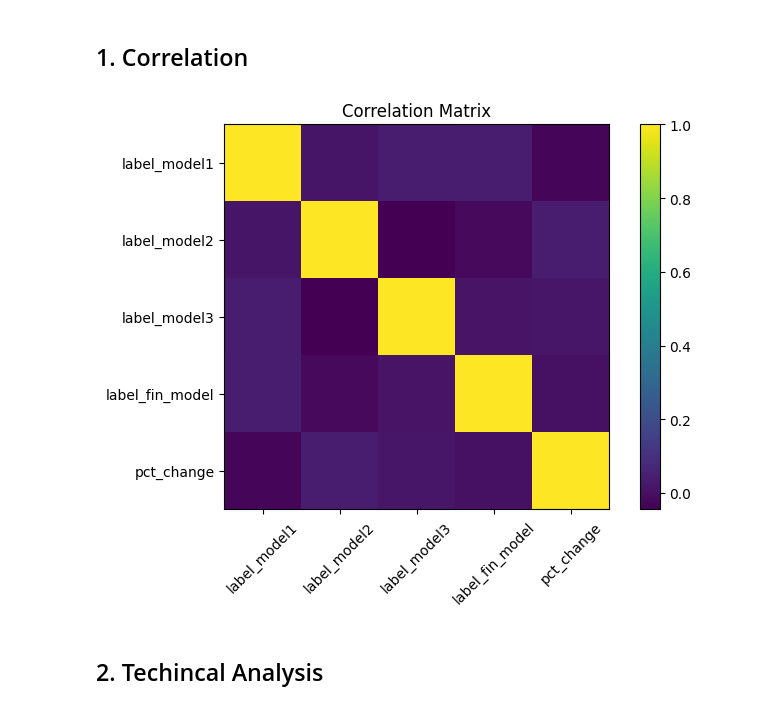
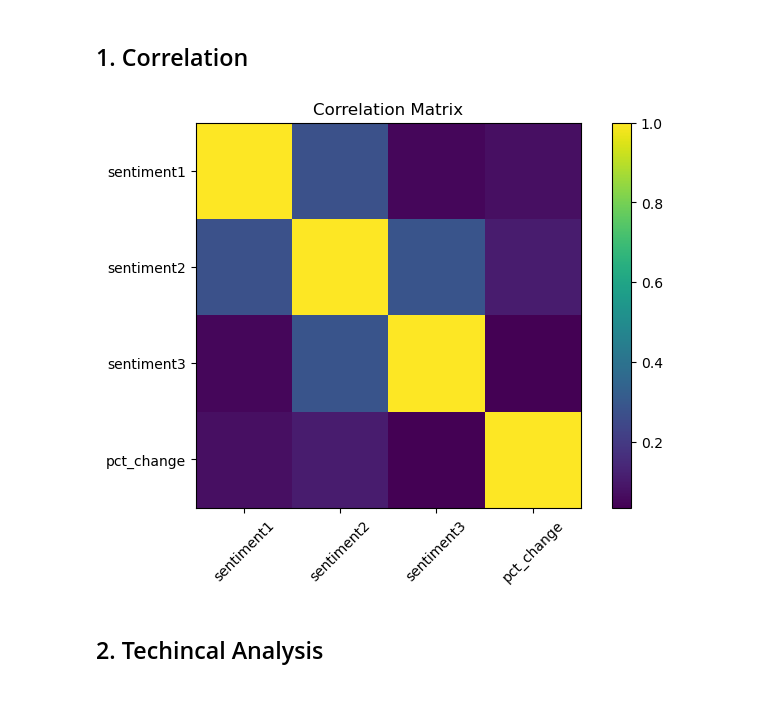
Before and after one commit to Takedaxz/NLP_Stock-Sentiment-Analysis, a Jupyter notebook: finalEvaluation.ipynb, the cells around one changed output. Cells and saved outputs as stored; diff of their text form; code cells hidden in the pictures.

```diff
--- a/finalEvaluation.ipynb
+++ b/finalEvaluation.ipynb
@@ -69,6 +86,3 @@ display(stock_df.tail())
 # %%
 #Merge the stock data with the model dataframes
-model1_df = model1_df.merge(stock_df, on='Date', how='left')
-model2_df = model2_df.merge(stock_df, on='Date', how='left')
-model3_df = model3_df.merge(stock_df, on='Date', how='left')
-fin_model_df = fin_model_df.merge(stock_df, on='Date', how='left')
+df = pd.merge(output_df, stock_df, left_on='date', right_on='Date', how='left')
@@ -80 +89,3 @@ stock_df['label_fin_model'] = np.random.choice([-1, 0, 1], size=len(stock_df))
+# %%
+df.drop(columns=['Date'], inplace=True)
 # %%
@@ -88,0 +100,18 @@ display(stock_df.head())
+# %%
+#change sentiment string to -1,0,1
+def sentiment_to_numeric(sentiment):
+    if sentiment == 'negative':
+        return -1
+    elif sentiment == 'neutral':
+        return 0
+    elif sentiment == 'positive':
+        return 1
+    else:
+        return np.nan
+
+df['sentiment1'] = df['sentiment1'].apply(sentiment_to_numeric)
+df['sentiment2'] = df['sentiment2'].apply(sentiment_to_numeric)
+df['sentiment3'] = df['sentiment3'].apply(sentiment_to_numeric)
+# %%
+df.dropna(inplace=True)
+display(df.head())
@@ -89,19 +125,19 @@ display(stock_df.head())
 # %% [markdown]
 ## 1. Correlation
 # %%
-correlation_df=stock_df[['label_model1', 'label_model2', 'label_model3', 'label_fin_model', 'pct_change']].copy()
+correlation_df=df[['sentiment1', 'sentiment2', 'sentiment3', 'pct_change']].copy()
 correlation_df = correlation_df.corr()
 
 plt.figure(figsize=(8, 5))
 plt.title("Correlation Matrix")
 plt.imshow(correlation_df, interpolation='nearest')
 plt.colorbar()
 plt.xticks(range(len(correlation_df.columns)), correlation_df.columns, rotation=45)
 plt.yticks(range(len(correlation_df.columns)), correlation_df.columns)
 plt.grid(False)
 plt.show()
 # %% [output]
-[figure, old version]
+[figure, new version]
 # %% [markdown]
 ## 2. Techincal Analysis
 # %% [markdown]
```
Also changed, not shown: parts of 17 cells of this notebook, 4 other files.
